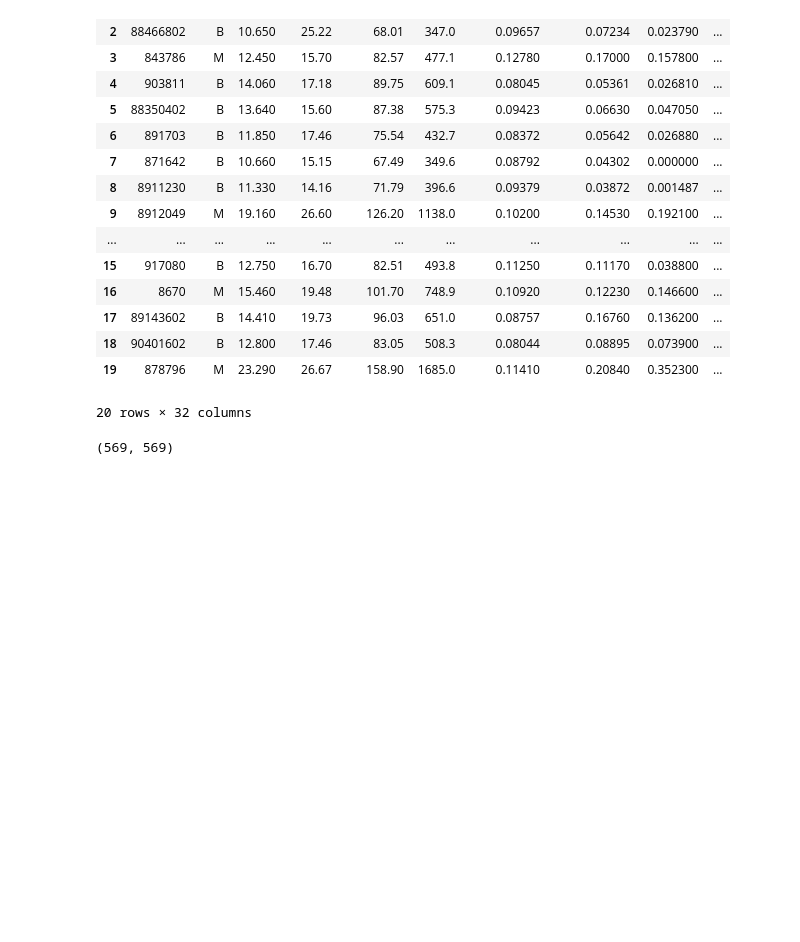
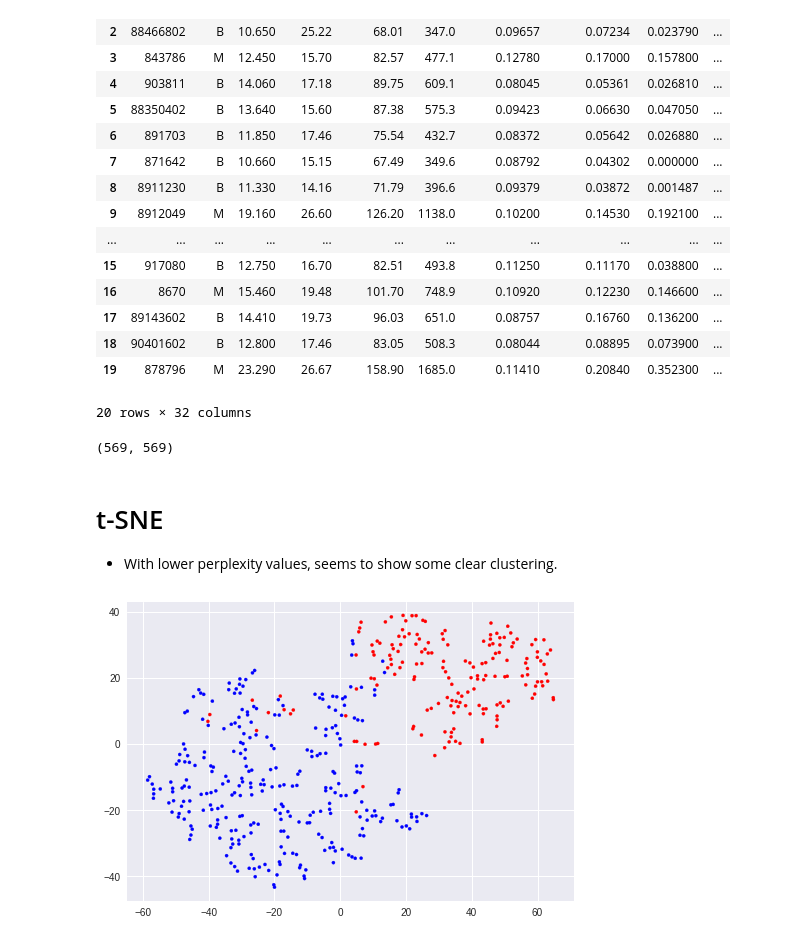
Before and after one commit to Hodapp87/yazabi-xgb-skill-test, a Jupyter notebook: xgboost mini-project scratch.ipynb, the cells around one changed output. Drawn from its saved outputs; the diff is of its cells as text; code cells hidden in the pictures; blank space fills up the shorter version.

```diff
--- a/xgboost mini-project scratch.ipynb
+++ b/xgboost mini-project scratch.ipynb
@@ -72,3 +80,20 @@ train_raw.iloc[:20,:]
 len(both.ID), len(both.ID.unique())
 # %% [output]
 (569, 569)
+# %% [markdown]
+# t-SNE
+- With lower perplexity values, seems to show some clear clustering.
+# %%
+train_X, train_y, test_X, test_y = train_and_test.get_processed_data()
+# %%
+tsne = sklearn.manifold.TSNE(
+    n_components=2, perplexity=10, random_state=100)
+embed = tsne.fit_transform(train_X)
+# %%
+plt.scatter(
+    embed[:,0], embed[:,1], s=10,
+    c=list("r" if c else "b" for c in train_y),
+)
+plt.show()
+# %% [output]
+[figure, added]
```
Also changed, not shown: parts of 16 cells of this notebook, 1 other file.
